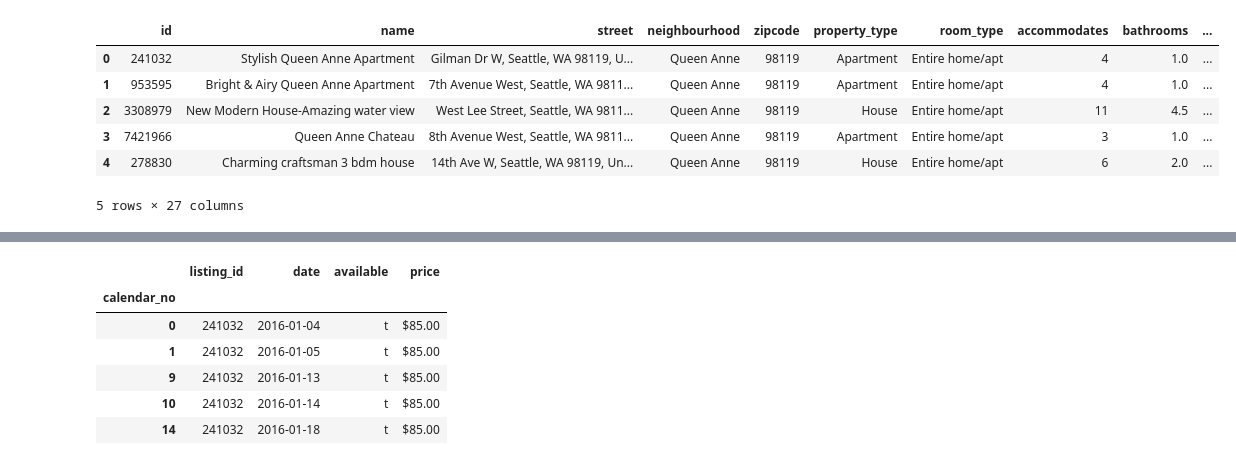
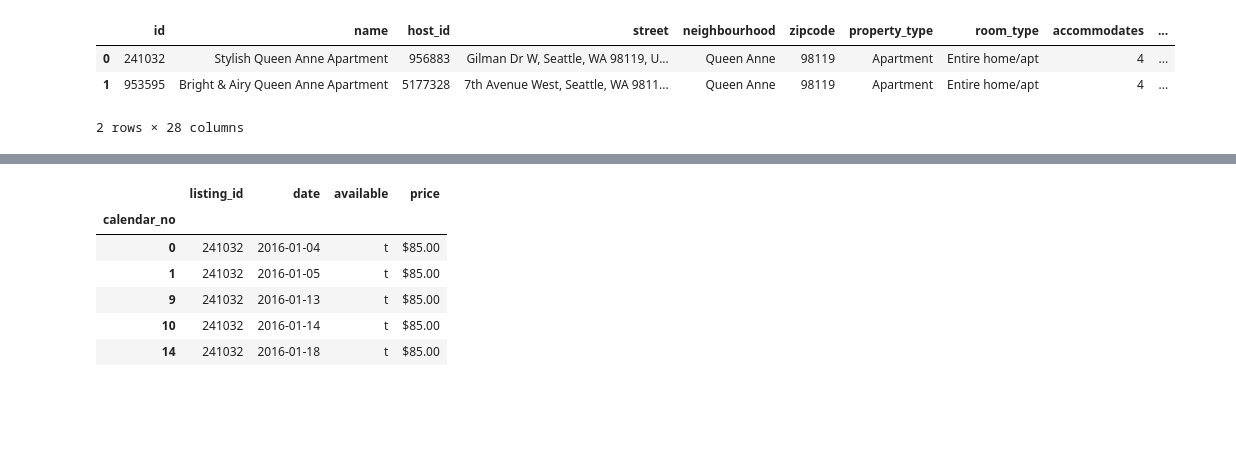
Before and after one commit to kcelik369/Project3_Team7, a Jupyter notebook: extractCalendar.ipynb, the cells around one changed output, grey strips where cells are left out. Drawn from its saved outputs; the diff is of its cells as text; code cells hidden in the pictures; blank space fills up the shorter version.

```diff
--- a/Calendar_df.ipynb
+++ b/extractCalendar.ipynb
@@ -26,14 +23,11 @@ calendar
 # %%
 # Display listings_cleaned DataFrame
-listings_cleaned.head()
+listings_cleaned.head(2)
 # %% [output]
-|  | id | name | street | neighbourhood | zipcode | property_type | room_type | accommodates | bathrooms | ... |
-| 0 | 241032 | Stylish Queen Anne Apartment | Gilman Dr W, Seattle, WA 98119, U... | Queen Anne | 98119 | Apartment | Entire home/apt | 4 | 1.0 | ... |
-| 1 | 953595 | Bright & Airy Queen Anne Apartment | 7th Avenue West, Seattle, WA 9811... | Queen Anne | 98119 | Apartment | Entire home/apt | 4 | 1.0 | ... |
-| 2 | 3308979 | New Modern House-Amazing water view | West Lee Street, Seattle, WA 9811... | Queen Anne | 98119 | House | Entire home/apt | 11 | 4.5 | ... |
-| 3 | 7421966 | Queen Anne Chateau | 8th Avenue West, Seattle, WA 9811... | Queen Anne | 98119 | Apartment | Entire home/apt | 3 | 1.0 | ... |
-| 4 | 278830 | Charming craftsman 3 bdm house | 14th Ave W, Seattle, WA 98119, Un... | Queen Anne | 98119 | House | Entire home/apt | 6 | 2.0 | ... |
+|  | id | name | host_id | street | neighbourhood | zipcode | property_type | room_type | accommodates | ... |
+| 0 | 241032 | Stylish Queen Anne Apartment | 956883 | Gilman Dr W, Seattle, WA 98119, U... | Queen Anne | 98119 | Apartment | Entire home/apt | 4 | ... |
+| 1 | 953595 | Bright & Airy Queen Anne Apartment | 5177328 | 7th Avenue West, Seattle, WA 9811... | Queen Anne | 98119 | Apartment | Entire home/apt | 4 | ... |
-5 rows × 27 columns
+2 rows × 28 columns
 # %%
 # Describe the content of the DataFrame
 listings_cleaned.info()
```
Also changed, not shown: parts of 11 cells of this notebook, 4 other files.
